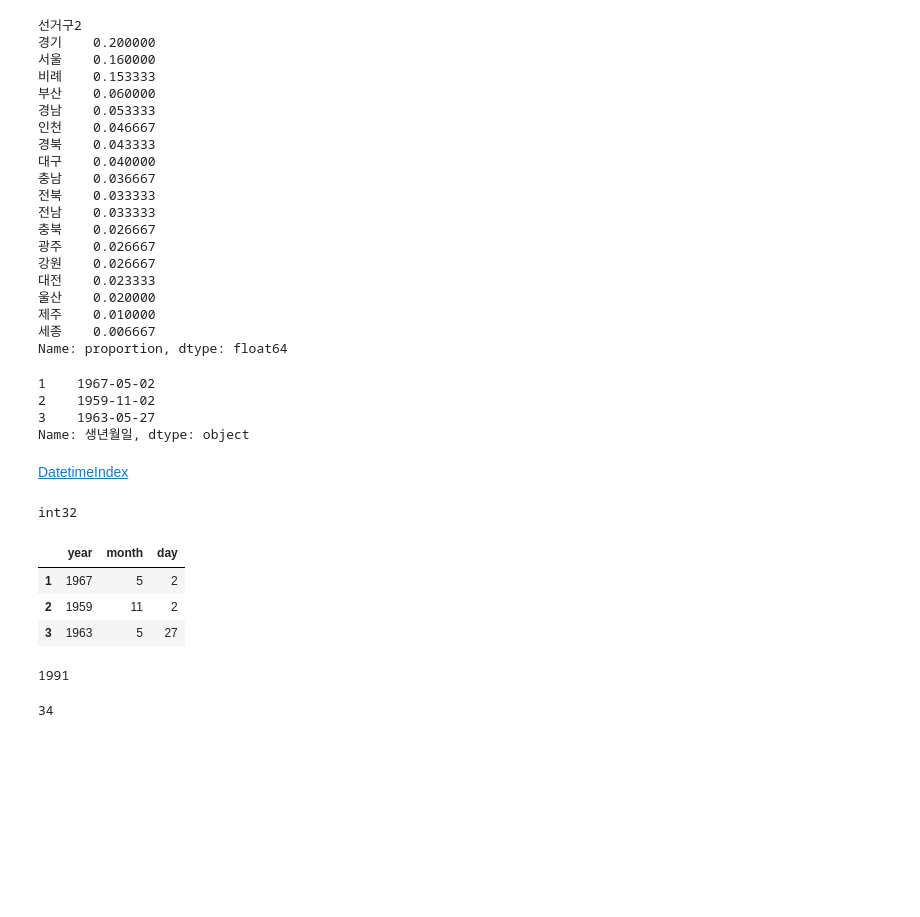
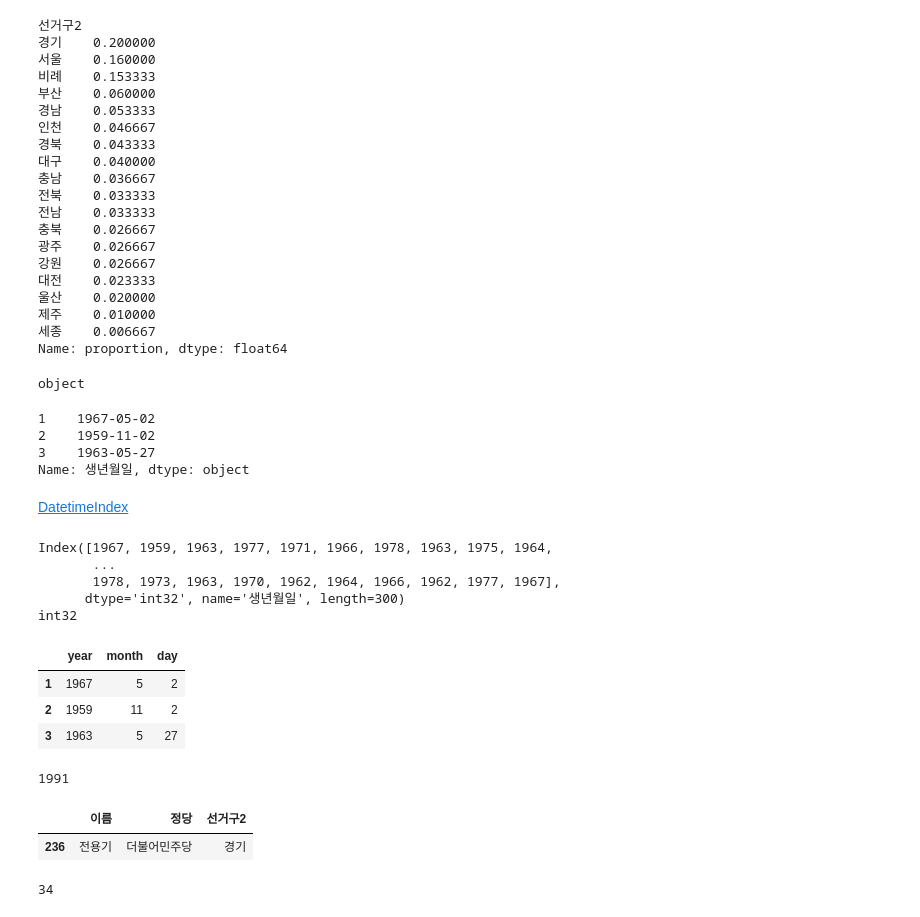
Before and after one commit to HanUL220/Python_Webscraping_Analysis, a Jupyter notebook: 05.국회의원현황-개정판.ipynb, the cells around one changed output. Cells and saved outputs as stored; diff of their text form; code cells hidden in the pictures; blank space fills up the shorter version.

```diff
--- a/05.국회의원현황-개정판.ipynb
+++ b/05.국회의원현황-개정판.ipynb
@@ -357,17 +358,20 @@ Name: count, dtype: int64
 세종    0.006667
 Name: proportion, dtype: float64
 # %%
+print(member_df['생년월일'].dtype)
+member_df['생년월일'].head(3)
 # %% [output]
-1    1967-05-02
-2    1959-11-02
-3    1963-05-27
-Name: 생년월일, dtype: object
+object
+1    1967-05-02
+2    1959-11-02
+3    1963-05-27
+Name: 생년월일, dtype: object
 # %% [markdown]
 [DatetimeIndex](https://pandas.pydata.org/docs/reference/api/pandas.DatetimeIndex.html)
 # %%
 #DatetimeIndex 객체를 사용해서 생년월일 컬럼의 값을 year,month,day 로 각각 추출한다.
 #year,month, day 3개의 컬럼을 새로 추가한다.
-#print(pd.DatetimeIndex(member_df['생년월일']).year)
+print(pd.DatetimeIndex(member_df['생년월일']).year)
 
 member_df['year'] = pd.DatetimeIndex(member_df['생년월일']).year
 member_df['month'] = pd.DatetimeIndex(member_df['생년월일']).month
@@ -377,6 +381,10 @@ print(member_df['year'].dtypes)
 
 member_df.loc[0:3,['year','month','day']]
 # %% [output]
+Index([1967, 1959, 1963, 1977, 1971, 1966, 1978, 1963, 1975, 1964,
+       ...
+       1978, 1973, 1963, 1970, 1962, 1964, 1966, 1962, 1977, 1967],
+      dtype='int32', name='생년월일', length=300)
 int32
 |  | year | month | day |
 | 1 | 1967 | 5 | 2 |
@@ -388,6 +396,10 @@ member_df['year'].max()
 1991
 # %%
 #가장 나이가 어린 사람은?
+member_df.loc[member_df['year'] == member_df['year'].max(),['이름','정당','선거구2']]
+# %% [output]
+|  | 이름 | 정당 | 선거구2 |
+| 236 | 전용기 | 더불어민주당 | 경기 |
 # %%
 #나이를 계산하는 함수 정의하기
 from datetime import date
```
Also changed, not shown: parts of 3 cells of this notebook, 1 other file.
